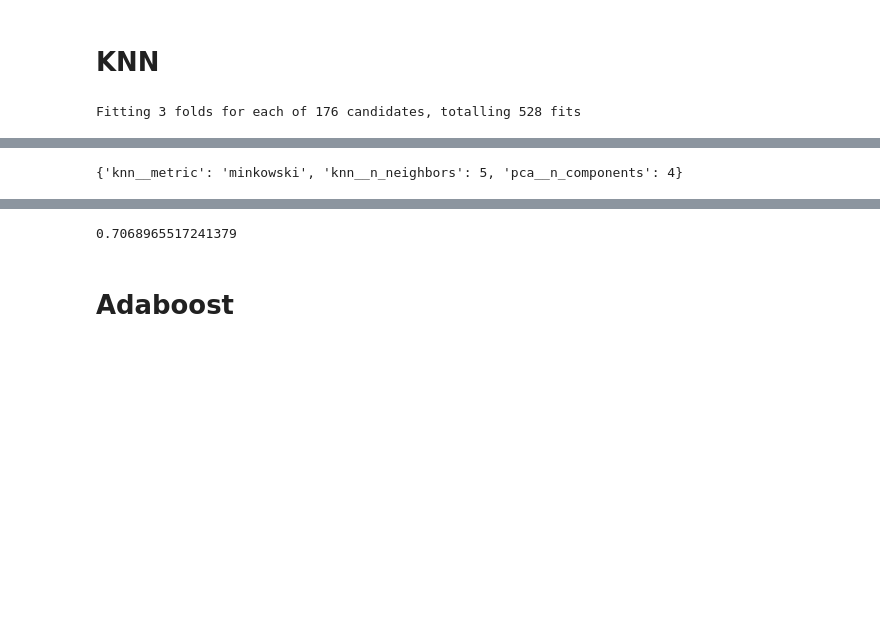
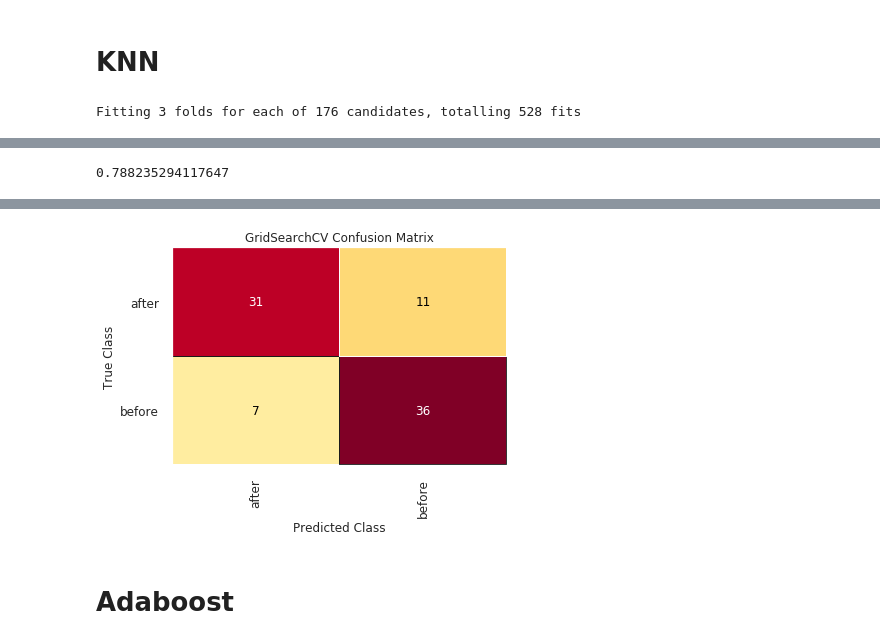
Before and after one commit to QED0711/wiki_learn, a Jupyter notebook: exploration/label_classifier.ipynb, the cells around one changed output, grey strips where cells are left out. Cells and saved outputs as stored; diff of their text form; code cells hidden in the pictures; blank space fills up the shorter version.

```diff
--- a/exploration/label_classifier.ipynb
+++ b/exploration/label_classifier.ipynb
@@ -229,13 +264,14 @@ params = {
     "knn__metric": ['minkowski', "euclidean", "chebyshev", "wminkowski"]
 }
 
-gs_model = GridSearchCV(pipe, params, n_jobs=-1, cv=3, verbose=2, scoring="accuracy", error_score=0.0)
+knn_model = GridSearchCV(pipe, params, n_jobs=-1, cv=3, verbose=2, scoring="accuracy", error_score=0.0)
 
-gs_model.fit(X_train, y_train)
+cm = ConfusionMatrix(knn_model, classes=["after", "before"])
+cm.fit(X_train, y_train)
 
-print(gs_model.best_params_)
+print(cm.score(X_test, y_test))
 
-gs_model.best_estimator_.score(X_test, y_test)
+cm.poof()
 # %% [output]
 Fitting 3 folds for each of 176 candidates, totalling 528 fits
 [Parallel(n_jobs=-1)]: Using backend LokyBackend with 8 concurrent workers.
@@ -245 +281 @@ Fitting 3 folds for each of 176 candidates, totalling 528 fits
-{'knn__metric': 'minkowski', 'knn__n_neighbors': 5, 'pca__n_components': 4}
+0.788235294117647
@@ -247,3 +282,3 @@ Fitting 3 folds for each of 176 candidates, totalling 528 fits
-0.7068965517241379
+[figure, added]
 # %% [markdown]
 # Adaboost
```
Also changed, not shown: parts of 8 cells of this notebook, 5 other files.
